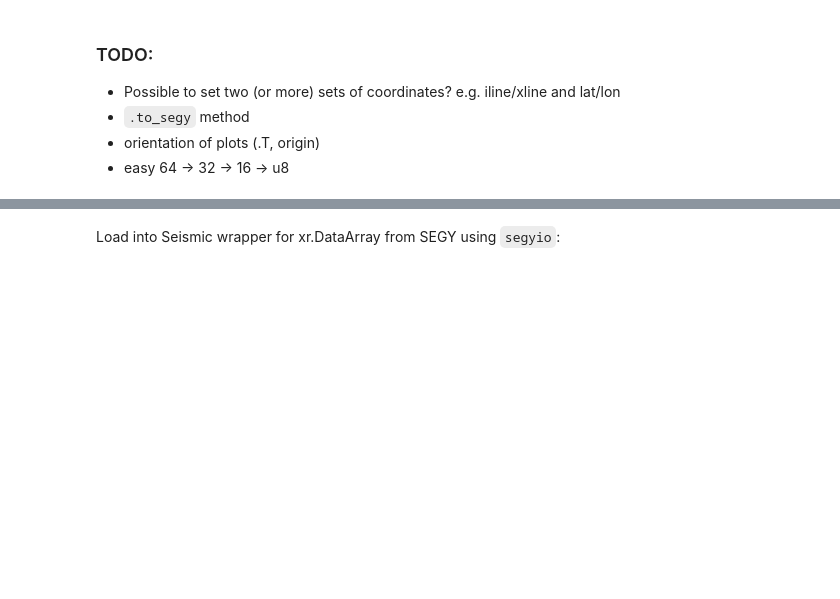
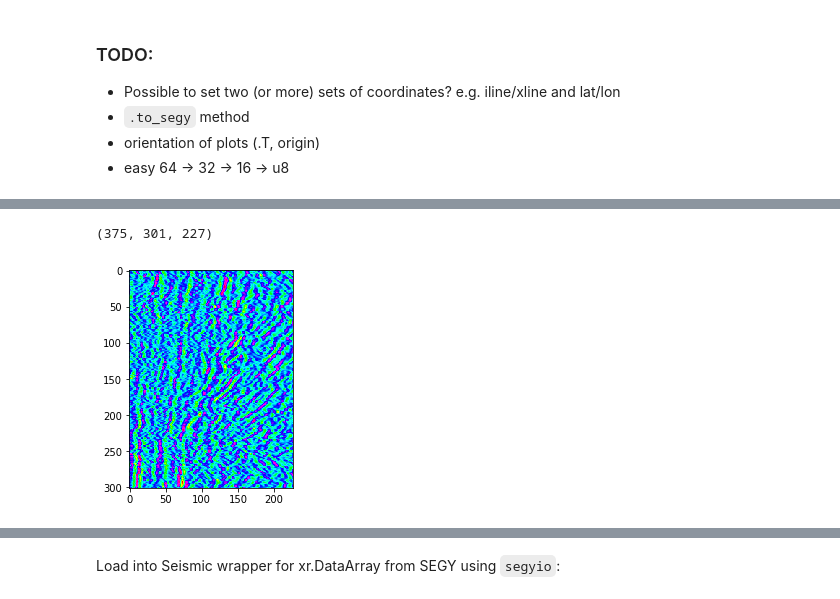
Before and after one commit to softwareunderground/subsurface, a Jupyter notebook: notebooks/seismic.ipynb, the cells around one changed output, grey strips where cells are left out. Saved outputs shown, nothing was run; the diff lists cells and outputs as text; code cells hidden in the pictures; blank space fills up the shorter version.

```diff
--- a/notebooks/seismic.ipynb
+++ b/notebooks/seismic.ipynb
@@ -25,6 +27,18 @@ def p(i):
 # %%
 # fp = "D:/datasets/iacopini_new_zealand/nz_realized"
-# fp = "D:/datasets/gullfaks/gullfaks.segy"
-fp = "../../../Documents/datasets/gullfaks.segy"
+fp = "D:/datasets/gullfaks/gullfaks.segy"
+# fp = "../../../Documents/datasets/gullfaks.segy"
 # %%
 cube = segyio.tools.cube(fp)
+# %%
+cube.shape
+# %% [output]
+(375, 301, 227)
+# %%
+colors = ["jet", "hsv"]
+# %%
+for color in colors:
+    plt.imshow(cube[200,:,:], cmap=color)
+    plt.savefig()
+# %% [output]
+[figure, added]
```
Also changed, not shown: parts of 2 cells of this notebook, 2 other files.
